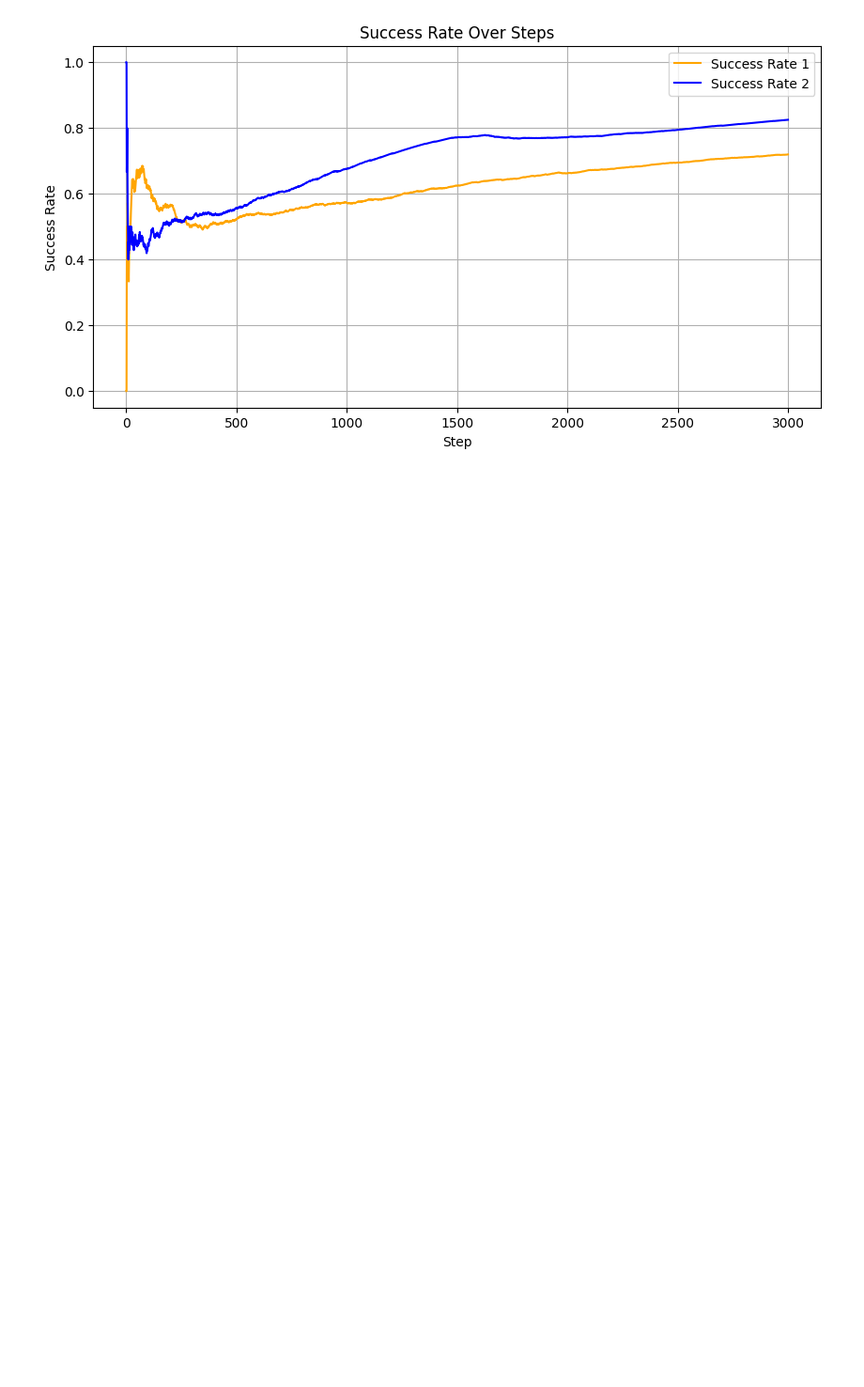
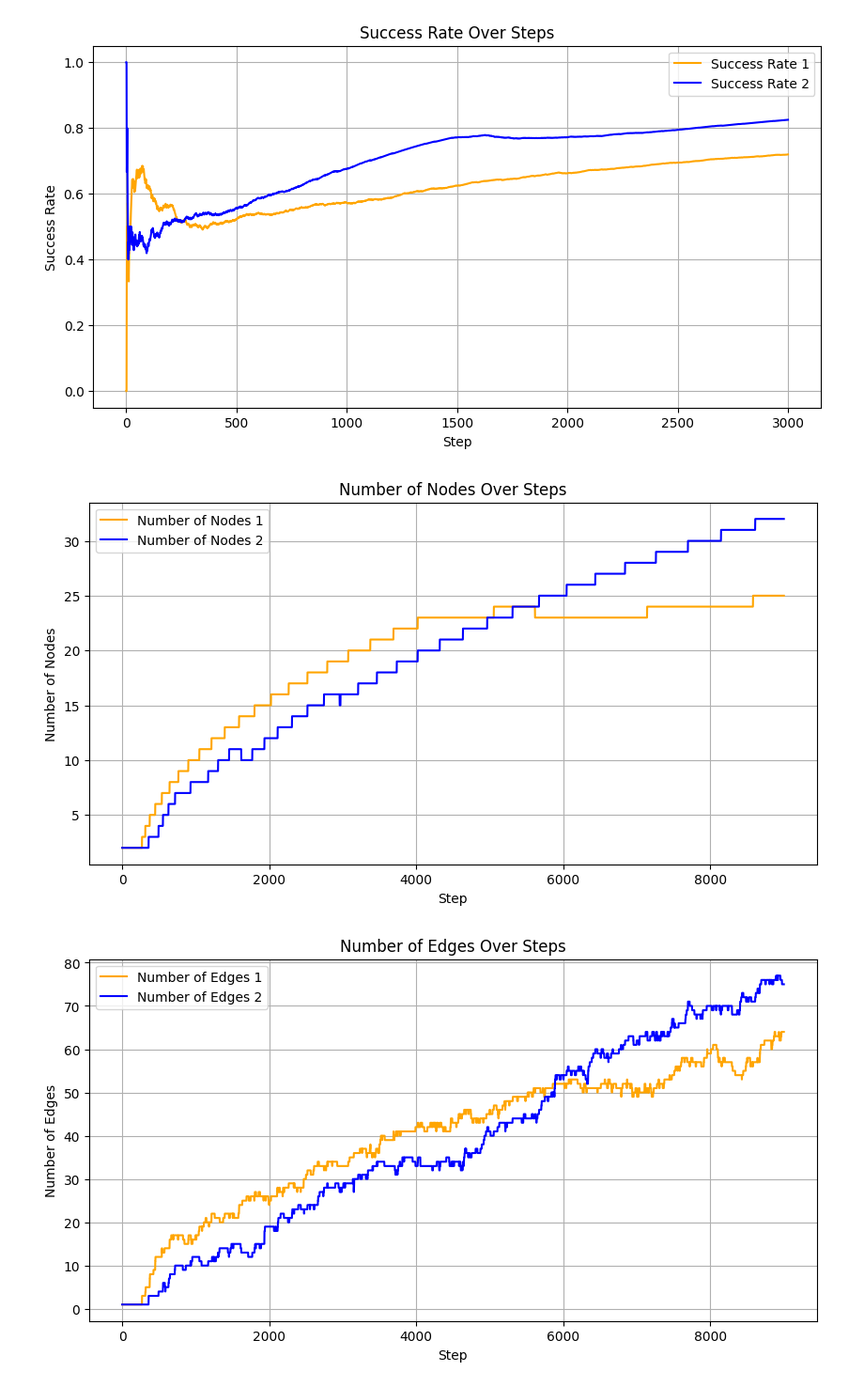
Before and after one commit to ductan2003/Coronary_Heart_Disease_Detection, a Jupyter notebook: LLCS/Visualize/Combination_visualize.ipynb, the cells around one changed output. Shown: that part at 94% size. Saved outputs shown, nothing was run; the diff lists cells and outputs as text; code cells hidden in the pictures; blank space fills up the shorter version.

Commit message:
update new graph log

```diff
--- a/LLCS/Visualize/Combination_visualize.ipynb
+++ b/LLCS/Visualize/Combination_visualize.ipynb
@@ -177,3 +173,9 @@ load_and_save_logs_compare('../Dataset_log/Experiment1_Overlap/24-11-07-20:27:31
 [figure]
 [figure]
 [figure]
+# %%
+load_and_save_logs_compare('../Dataset_log/Experiment1_Overlap/24-11-09-14:31:35/',
+                           '../Dataset_log/Experiment1_NonOverlap/24-11-09-14:30:38/')
+# %% [output]
+[figure, added]
+[figure, added]
```
Also changed, not shown: parts of 4 cells of this notebook, 6 other files.
